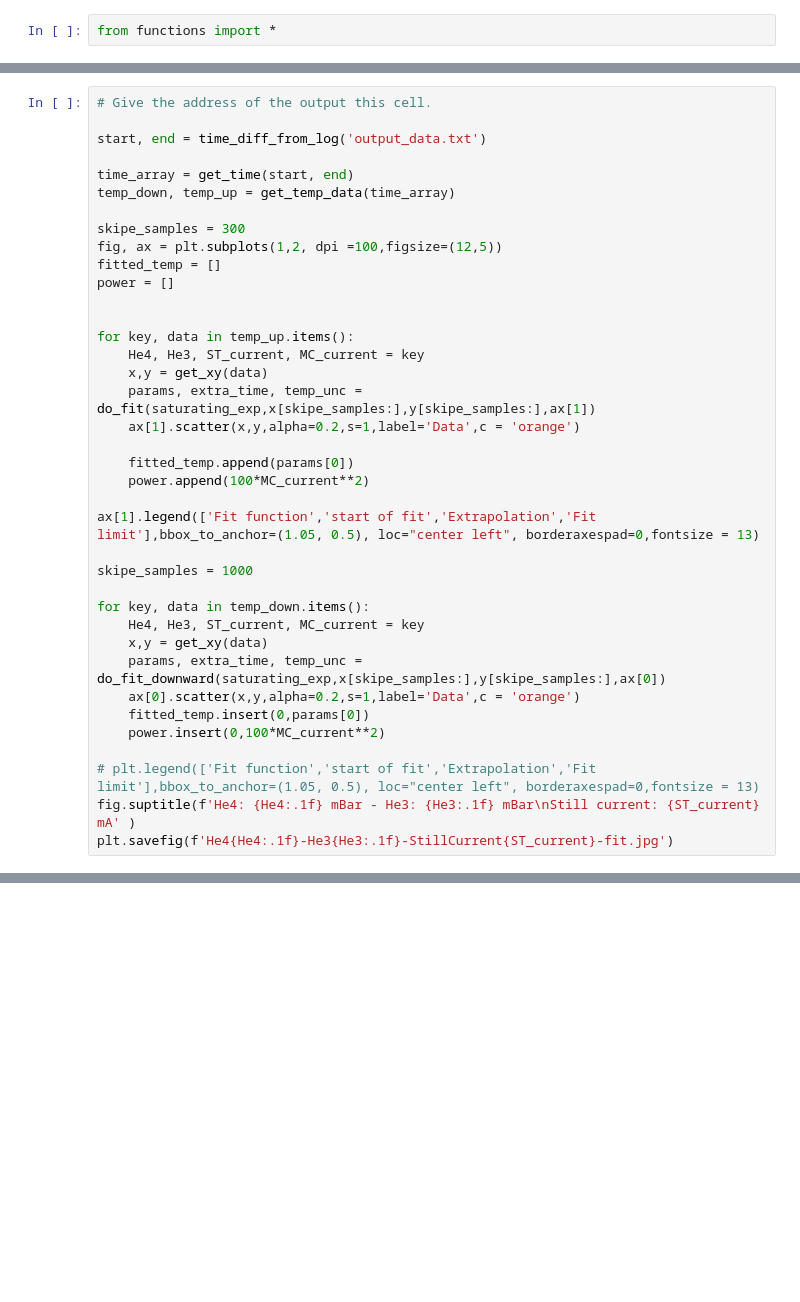
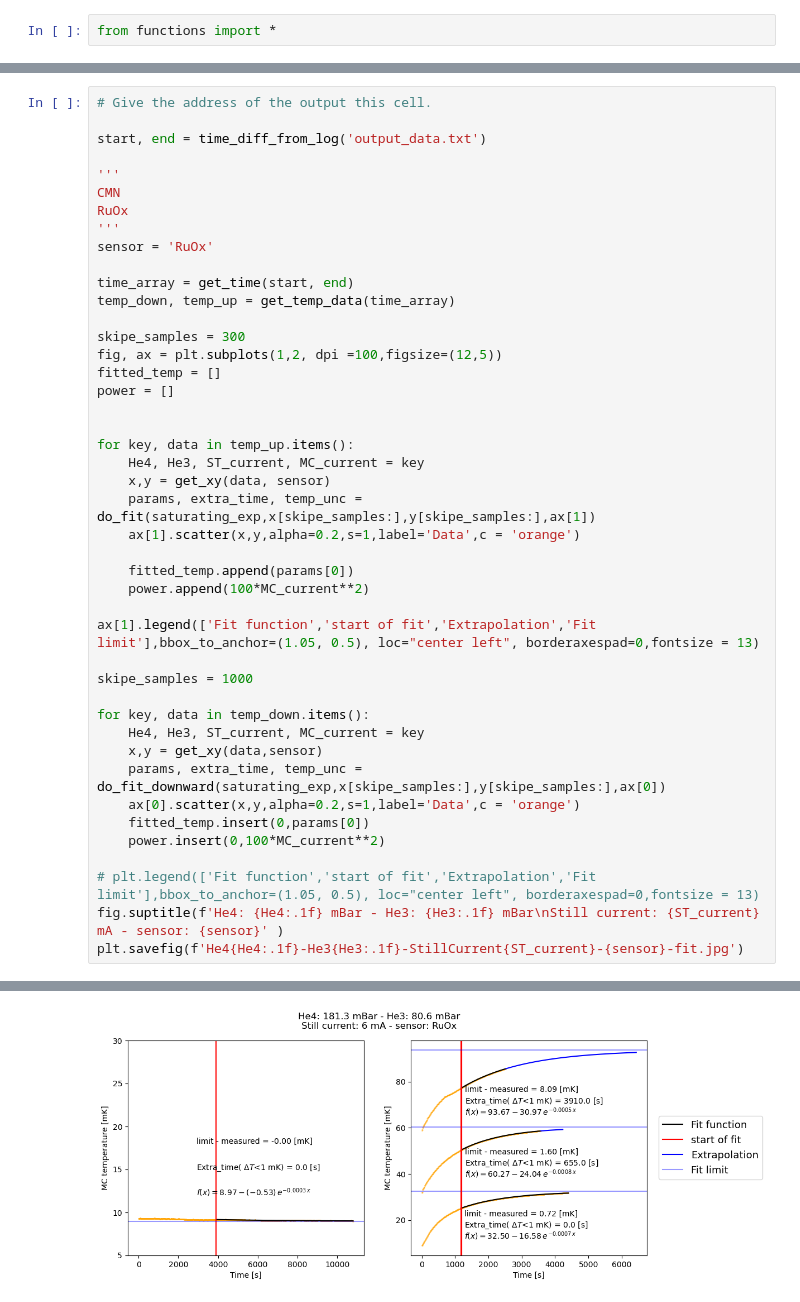
Before and after one commit to atasattari/fridge_tuning, a Jupyter notebook: extract_fridge_data.ipynb, the cells around one changed output, grey strips where cells are left out. Drawn from its saved outputs; the diff is of its cells as text; blank space fills up the shorter version.

```diff
--- a/extract_fridge_data.ipynb
+++ b/extract_fridge_data.ipynb
@@ -12,6 +14,12 @@ https://scdms-monitor.tes-uoft.com/snolab/api/query?table=temp&startDate=2025-04
 # Give the address of the output this cell.
 
 start, end = time_diff_from_log('output_data.txt')
+
+'''
+CMN
+RuOx
+'''
+sensor = 'RuOx'
 
 time_array = get_time(start, end)
 temp_down, temp_up = get_temp_data(time_array)
@@ -24,7 +32,7 @@ power = []
 
 for key, data in temp_up.items():
     He4, He3, ST_current, MC_current = key
-    x,y = get_xy(data)
+    x,y = get_xy(data, sensor)
     params, extra_time, temp_unc = do_fit(saturating_exp,x[skipe_samples:],y[skipe_samples:],ax[1])
     ax[1].scatter(x,y,alpha=0.2,s=1,label='Data',c = 'orange')
 
@@ -37,13 +45,13 @@ skipe_samples = 1000
 
 for key, data in temp_down.items():
     He4, He3, ST_current, MC_current = key
-    x,y = get_xy(data)
+    x,y = get_xy(data,sensor)
     params, extra_time, temp_unc = do_fit_downward(saturating_exp,x[skipe_samples:],y[skipe_samples:],ax[0])
     ax[0].scatter(x,y,alpha=0.2,s=1,label='Data',c = 'orange')
     fitted_temp.insert(0,params[0])
     power.insert(0,100*MC_current**2)
 
 # plt.legend(['Fit function','start of fit','Extrapolation','Fit limit'],bbox_to_anchor=(1.05, 0.5), loc="center left", borderaxespad=0,fontsize = 13)
-fig.suptitle(f'He4: {He4:.1f} mBar - He3: {He3:.1f} mBar\nStill current: {ST_current} mA' )
-plt.savefig(f'He4{He4:.1f}-He3{He3:.1f}-StillCurrent{ST_current}-fit.jpg')
+fig.suptitle(f'He4: {He4:.1f} mBar - He3: {He3:.1f} mBar\nStill current: {ST_current} mA - sensor: {sensor}' )
+plt.savefig(f'He4{He4:.1f}-He3{He3:.1f}-StillCurrent{ST_current}-{sensor}-fit.jpg')
 # %% [output]
@@ -51,2 +60,3 @@ https://scdms-monitor.tes-uoft.com/snolab/api/query?table=temp&startDate=2025-04
+[figure, added]
 # %%
 fig,ax = plt.subplots(1,2,sharey=True,dpi =100,figsize= (10,4))
```
Also changed, not shown: parts of 3 cells of this notebook, 1 other file.
